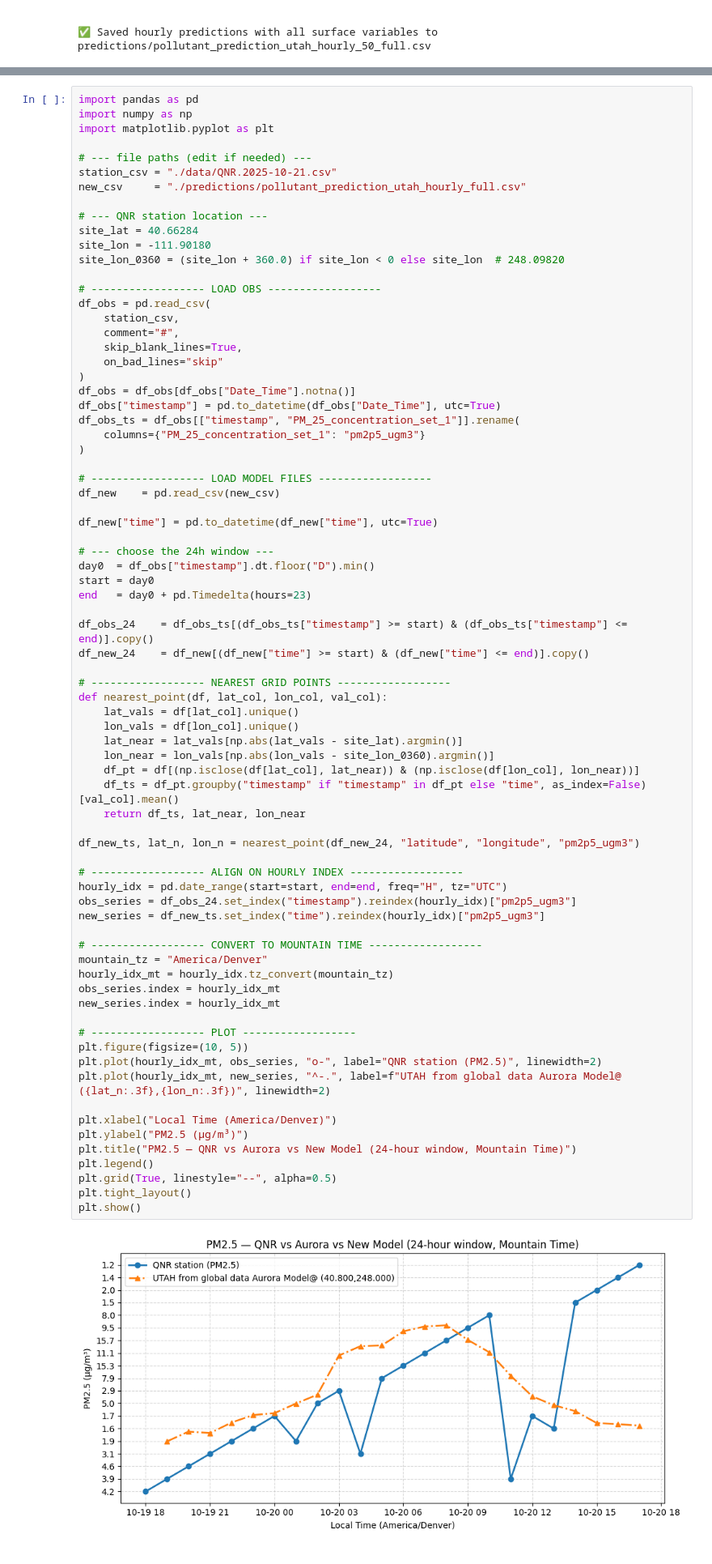
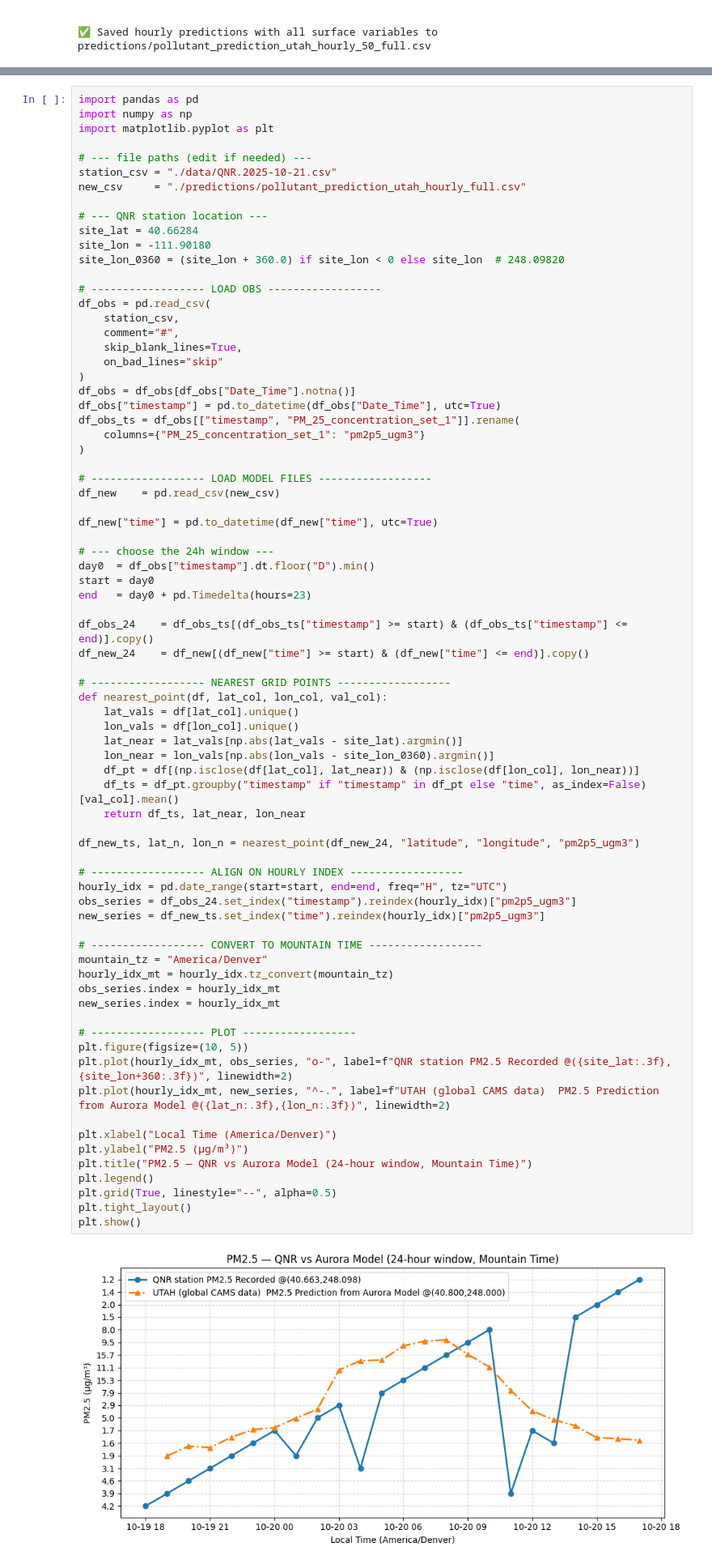
Before and after one commit to sci-ndp/stream-simulation-ebus, a Jupyter notebook: timestep_aurora.ipynb, the cells around one changed output, grey strips where cells are left out. Shown: that part at 81% size. Cells and saved outputs as stored; diff of their text form.

Commit message:
timestamp graph generated for utah station, and cams prediction

```diff
--- a/timestep_aurora.ipynb
+++ b/timestep_aurora.ipynb
@@ -1150,34 +1150,34 @@ def nearest_point(df, lat_col, lon_col, val_col):
     lon_vals = df[lon_col].unique()
     lat_near = lat_vals[np.abs(lat_vals - site_lat).argmin()]
     lon_near = lon_vals[np.abs(lon_vals - site_lon_0360).argmin()]
     df_pt = df[(np.isclose(df[lat_col], lat_near)) & (np.isclose(df[lon_col], lon_near))]
     df_ts = df_pt.groupby("timestamp" if "timestamp" in df_pt else "time", as_index=False)[val_col].mean()
     return df_ts, lat_near, lon_near
 
 df_new_ts, lat_n, lon_n = nearest_point(df_new_24, "latitude", "longitude", "pm2p5_ugm3")
 
 # ------------------ ALIGN ON HOURLY INDEX ------------------
 hourly_idx = pd.date_range(start=start, end=end, freq="H", tz="UTC")
 obs_series = df_obs_24.set_index("timestamp").reindex(hourly_idx)["pm2p5_ugm3"]
 new_series = df_new_ts.set_index("time").reindex(hourly_idx)["pm2p5_ugm3"]
 
 # ------------------ CONVERT TO MOUNTAIN TIME ------------------
 mountain_tz = "America/Denver"
 hourly_idx_mt = hourly_idx.tz_convert(mountain_tz)
 obs_series.index = hourly_idx_mt
 new_series.index = hourly_idx_mt
 
 # ------------------ PLOT ------------------
 plt.figure(figsize=(10, 5))
-plt.plot(hourly_idx_mt, obs_series, "o-", label="QNR station (PM2.5)", linewidth=2)
-plt.plot(hourly_idx_mt, new_series, "^-.", label=f"UTAH from global data Aurora Model@ ({lat_n:.3f},{lon_n:.3f})", linewidth=2)
+plt.plot(hourly_idx_mt, obs_series, "o-", label=f"QNR station PM2.5 Recorded @({site_lat:.3f},{site_lon+360:.3f})", linewidth=2)
+plt.plot(hourly_idx_mt, new_series, "^-.", label=f"UTAH (global CAMS data)  PM2.5 Prediction from Aurora Model @({lat_n:.3f},{lon_n:.3f})", linewidth=2)
 
 plt.xlabel("Local Time (America/Denver)")
 plt.ylabel("PM2.5 (µg/m³)")
-plt.title("PM2.5 — QNR vs Aurora vs New Model (24-hour window, Mountain Time)")
+plt.title("PM2.5 — QNR vs Aurora Model (24-hour window, Mountain Time)")
 plt.legend()
 plt.grid(True, linestyle="--", alpha=0.5)
 plt.tight_layout()
 plt.show()
 # %% [output]
-[figure, old version]
+[figure, new version]
```
Also changed, not shown: parts of 1 cell of this notebook.
